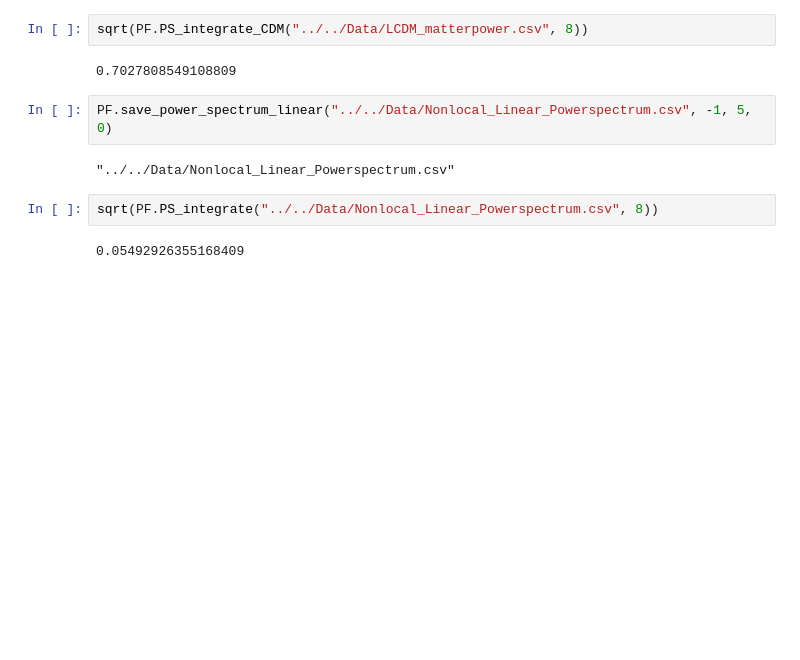
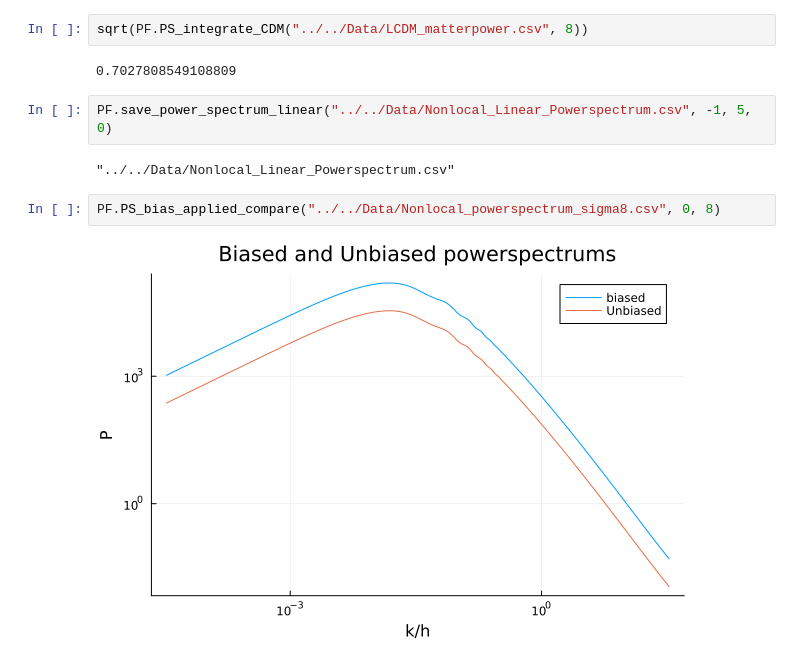
Before and after one commit to Reverse-Pyramid/Nonlocal-21cm-Cosmology, a Jupyter notebook: Nonlocal_21cm/Testing/test.ipynb, the cells around one changed output. Saved outputs shown, nothing was run; the diff lists cells and outputs as text; blank space fills up the shorter version.

Commit message:
Applied bias on power-spectrum

```diff
--- a/Nonlocal_21cm/Testing/test.ipynb
+++ b/Nonlocal_21cm/Testing/test.ipynb
@@ -104,7 +104,7 @@ sqrt(PF.PS_integrate_CDM("../../Data/LCDM_matterpower.csv", 8))
 PF.save_power_spectrum_linear("../../Data/Nonlocal_Linear_Powerspectrum.csv", -1, 5, 0)
 # %% [output]
 "../../Data/Nonlocal_Linear_Powerspectrum.csv"
-# %%
-sqrt(PF.PS_integrate("../../Data/Nonlocal_Linear_Powerspectrum.csv", 8))
-# %% [output]
-0.05492926355168409
+# %%
+PF.PS_bias_applied_compare("../../Data/Nonlocal_powerspectrum_sigma8.csv", 0, 8)
+# %% [output]
+[figure, added]
```
Also changed, not shown: parts of 2 cells of this notebook, 1 other file.
